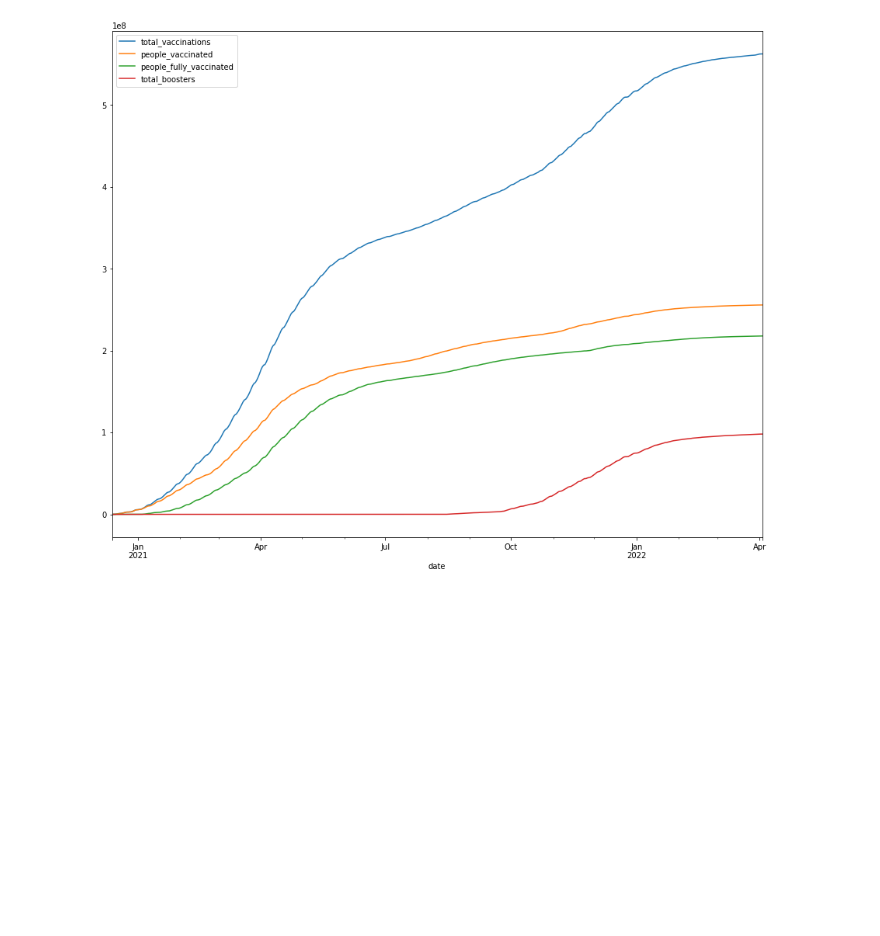
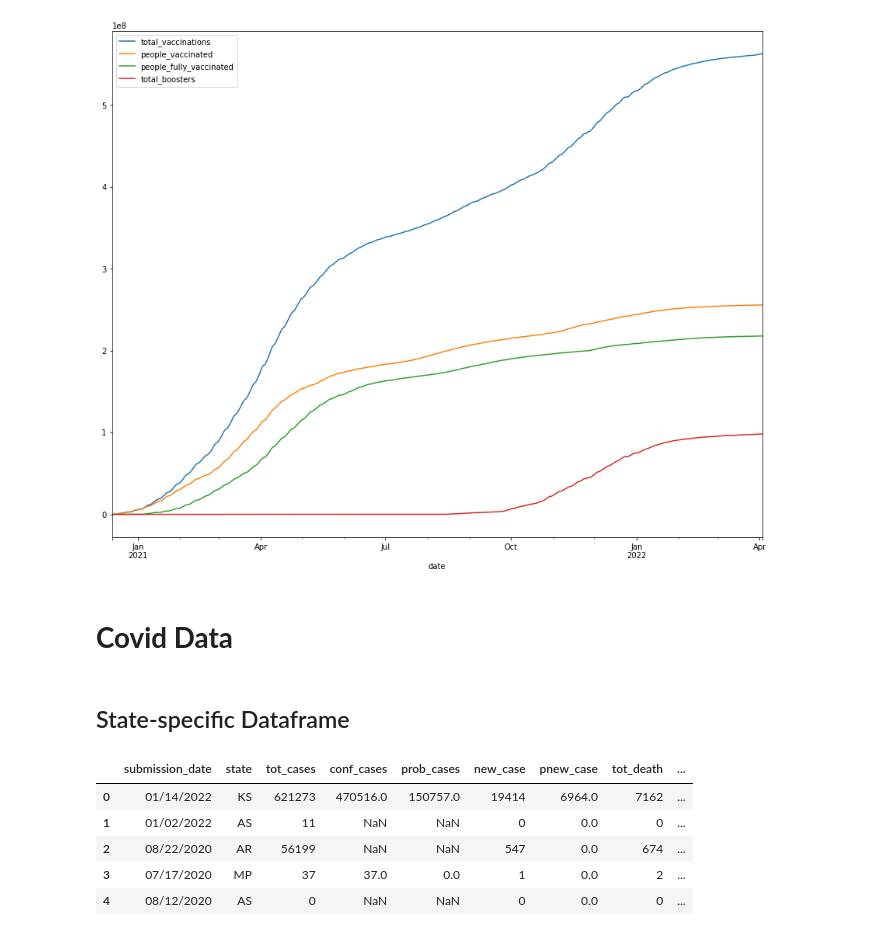
Before and after one commit to ak7588/ProjectsInProgrammingFinal, a Jupyter notebook: Projects_in_Programming_Finall_Project.ipynb, the cells around one changed output. Saved outputs shown, nothing was run; the diff lists cells and outputs as text; code cells hidden in the pictures; blank space fills up the shorter version.

```diff
--- a/Projects_in_Programming_Finall_Project.ipynb
+++ b/Projects_in_Programming_Finall_Project.ipynb
@@ -163,3 +163,17 @@ data.plot(
 # %% [output]
 <matplotlib.axes._subplots.AxesSubplot at 0x...>
 [figure]
+# %% [markdown]
+# **Covid Data**
+# %% [markdown]
+## State-specific Dataframe
+# %%
+covid_state_data = pd.read_csv("./United_States_COVID-19_Cases_and_Deaths_by_State_over_Time.csv")
+covid_state_data.head()
+# %% [output]
+|  | submission_date | state | tot_cases | conf_cases | prob_cases | new_case | pnew_case | tot_death | ... |
+| 0 | 01/14/2022 | KS | 621273 | 470516.0 | 150757.0 | 19414 | 6964.0 | 7162 | ... |
+| 1 | 01/02/2022 | AS | 11 | NaN | NaN | 0 | 0.0 | 0 | ... |
+| 2 | 08/22/2020 | AR | 56199 | NaN | NaN | 547 | 0.0 | 674 | ... |
+| 3 | 07/17/2020 | MP | 37 | 37.0 | 0.0 | 1 | 0.0 | 2 | ... |
+| 4 | 08/12/2020 | AS | 0 | NaN | NaN | 0 | 0.0 | 0 | ... |
```
Also changed, not shown: parts of 5 cells of this notebook.
